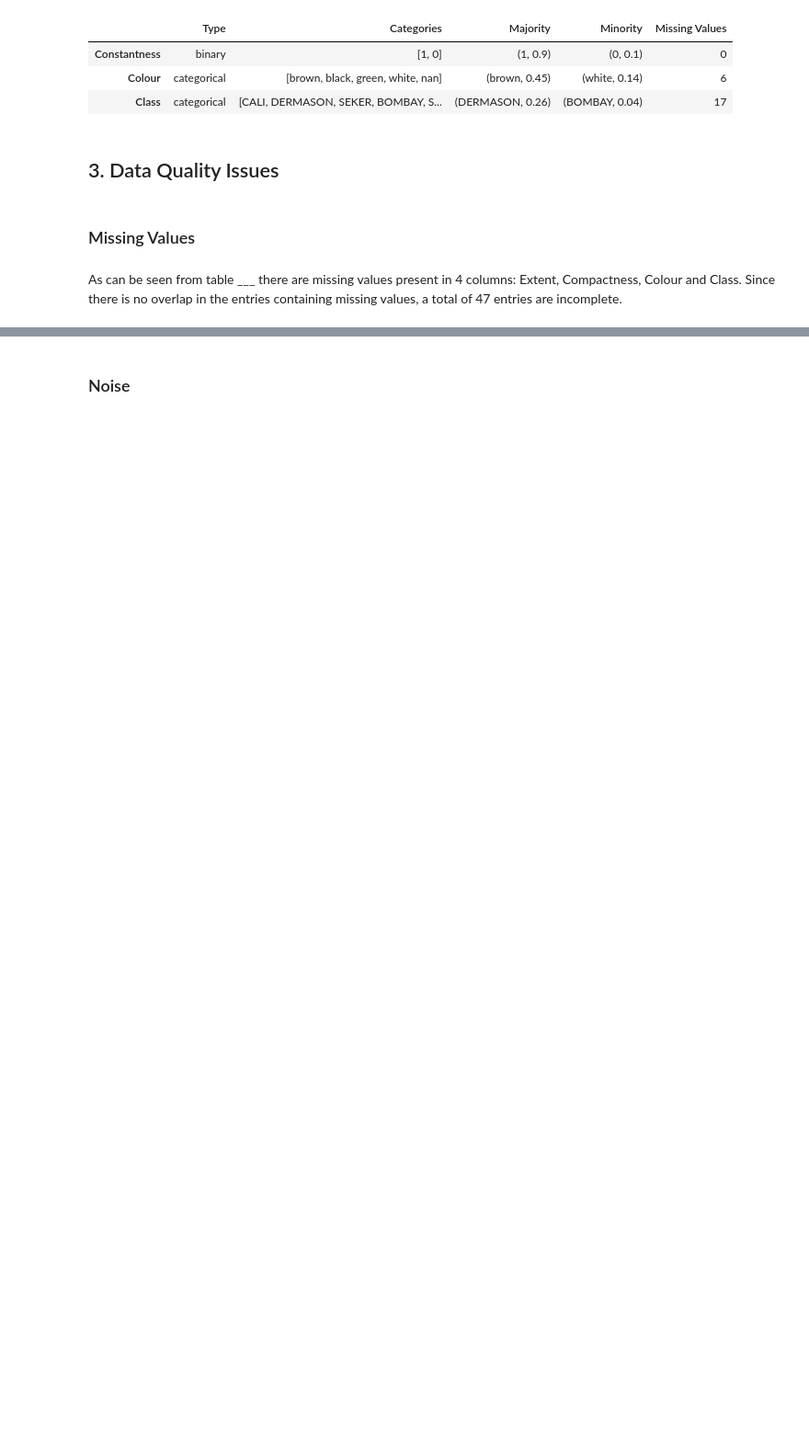
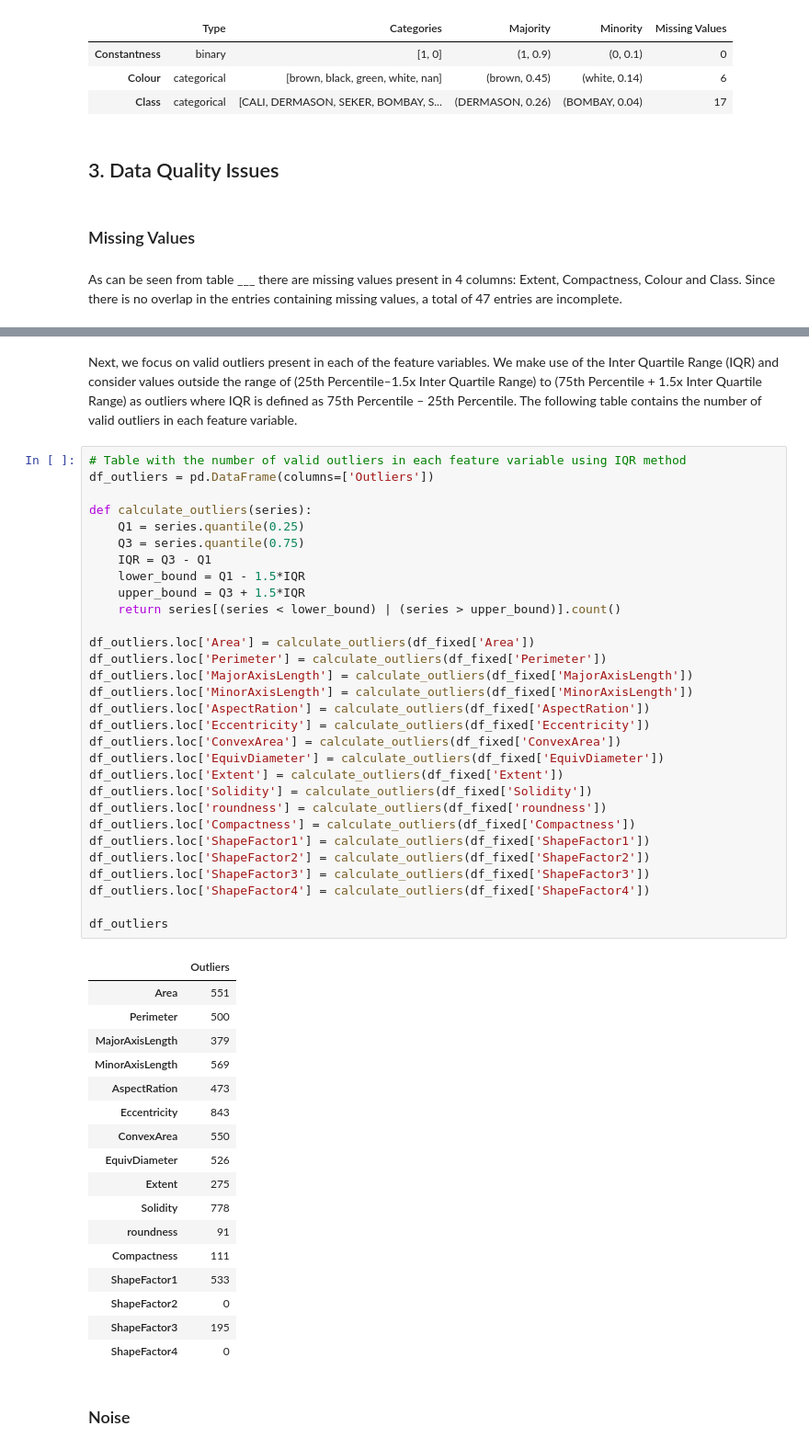
Before and after one commit to MaxiMillionare/ML-Assignment-1, a Jupyter notebook: assignment_1.ipynb, the cells around one changed output, grey strips where cells are left out. Shown at 92% size. Drawn from its saved outputs; the diff is of its cells as text; blank space fills up the shorter version.

```diff
--- a/assignment_1.ipynb
+++ b/assignment_1.ipynb
@@ -114,2 +174,52 @@ As can be seen from table \_\_\_ there are missing values present in 4 columns:
+# %% [markdown]
+Next, we focus on valid outliers present in each of the feature variables. We make use of the Inter Quartile Range (IQR) and consider values outside the range of (25th Percentile–1.5x Inter Quartile Range) to (75th Percentile + 1.5x Inter Quartile Range) as outliers where IQR is defined as 75th Percentile – 25th Percentile. The following table contains the number of valid outliers in each feature variable.
+# %%
+# Table with the number of valid outliers in each feature variable using IQR method
+df_outliers = pd.DataFrame(columns=['Outliers'])
+
+def calculate_outliers(series):
+    Q1 = series.quantile(0.25)
+    Q3 = series.quantile(0.75)
+    IQR = Q3 - Q1
+    lower_bound = Q1 - 1.5*IQR
+    upper_bound = Q3 + 1.5*IQR
+    return series[(series < lower_bound) | (series > upper_bound)].count()
+
+df_outliers.loc['Area'] = calculate_outliers(df_fixed['Area'])
+df_outliers.loc['Perimeter'] = calculate_outliers(df_fixed['Perimeter'])
+df_outliers.loc['MajorAxisLength'] = calculate_outliers(df_fixed['MajorAxisLength'])
+df_outliers.loc['MinorAxisLength'] = calculate_outliers(df_fixed['MinorAxisLength'])
+df_outliers.loc['AspectRation'] = calculate_outliers(df_fixed['AspectRation'])
+df_outliers.loc['Eccentricity'] = calculate_outliers(df_fixed['Eccentricity'])
+df_outliers.loc['ConvexArea'] = calculate_outliers(df_fixed['ConvexArea'])
+df_outliers.loc['EquivDiameter'] = calculate_outliers(df_fixed['EquivDiameter'])
+df_outliers.loc['Extent'] = calculate_outliers(df_fixed['Extent'])
+df_outliers.loc['Solidity'] = calculate_outliers(df_fixed['Solidity'])
+df_outliers.loc['roundness'] = calculate_outliers(df_fixed['roundness'])
+df_outliers.loc['Compactness'] = calculate_outliers(df_fixed['Compactness'])
+df_outliers.loc['ShapeFactor1'] = calculate_outliers(df_fixed['ShapeFactor1'])
+df_outliers.loc['ShapeFactor2'] = calculate_outliers(df_fixed['ShapeFactor2'])
+df_outliers.loc['ShapeFactor3'] = calculate_outliers(df_fixed['ShapeFactor3'])
+df_outliers.loc['ShapeFactor4'] = calculate_outliers(df_fixed['ShapeFactor4'])
+
+df_outliers
+# %% [output]
+|  | Outliers |
+| Area | 551 |
+| Perimeter | 500 |
+| MajorAxisLength | 379 |
+| MinorAxisLength | 569 |
+| AspectRation | 473 |
+| Eccentricity | 843 |
+| ConvexArea | 550 |
+| EquivDiameter | 526 |
+| Extent | 275 |
+| Solidity | 778 |
+| roundness | 91 |
+| Compactness | 111 |
+| ShapeFactor1 | 533 |
+| ShapeFactor2 | 0 |
+| ShapeFactor3 | 195 |
+| ShapeFactor4 | 0 |
 # %% [markdown]
 ### Noise
```
Also changed, not shown: parts of 57 cells of this notebook, 1 other file.
